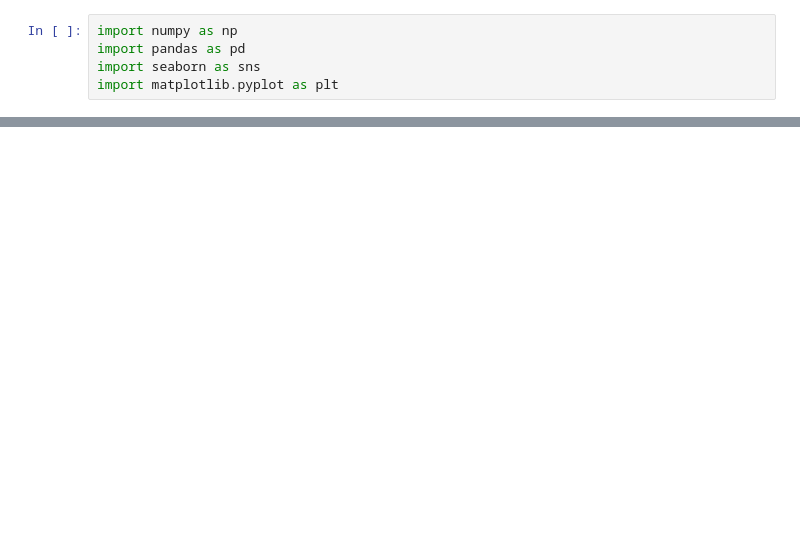
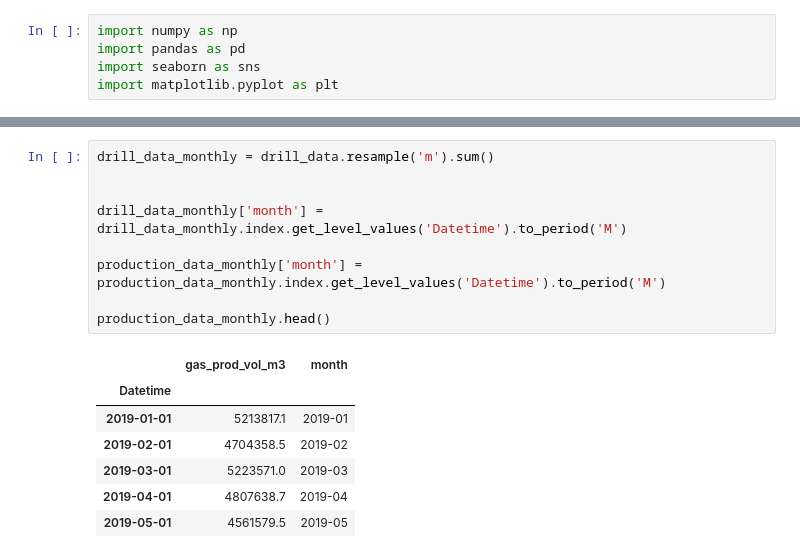
Before and after one commit to mirandadoris/CIV1498_Project2_Pythoneers, a Jupyter notebook: 2-Analysis/Weather_AQ_UOG_Analysis.ipynb, the cells around one changed output, grey strips where cells are left out. Cells and saved outputs as stored; diff of their text form; blank space fills up the shorter version.

```diff
--- a/2-Analysis/Weather_AQ_UOG_Analysis.ipynb
+++ b/2-Analysis/Weather_AQ_UOG_Analysis.ipynb
@@ -54,0 +104,17 @@ production_data_daily = pd.read_csv('production_daily.csv')
+# %%
+drill_data_monthly = drill_data.resample('m').sum()
+
+
+drill_data_monthly['month'] = drill_data_monthly.index.get_level_values('Datetime').to_period('M')
+
+production_data_monthly['month'] = production_data_monthly.index.get_level_values('Datetime').to_period('M')
+
+production_data_monthly.head()
+# %% [output]
+|  | gas_prod_vol_m3 | month |
+| Datetime |  |  |
+| 2019-01-01 | 5213817.1 | 2019-01 |
+| 2019-02-01 | 4704358.5 | 2019-02 |
+| 2019-03-01 | 5223571.0 | 2019-03 |
+| 2019-04-01 | 4807638.7 | 2019-04 |
+| 2019-05-01 | 4561579.5 | 2019-05 |
```
Also changed, not shown: parts of 6 cells of this notebook.
